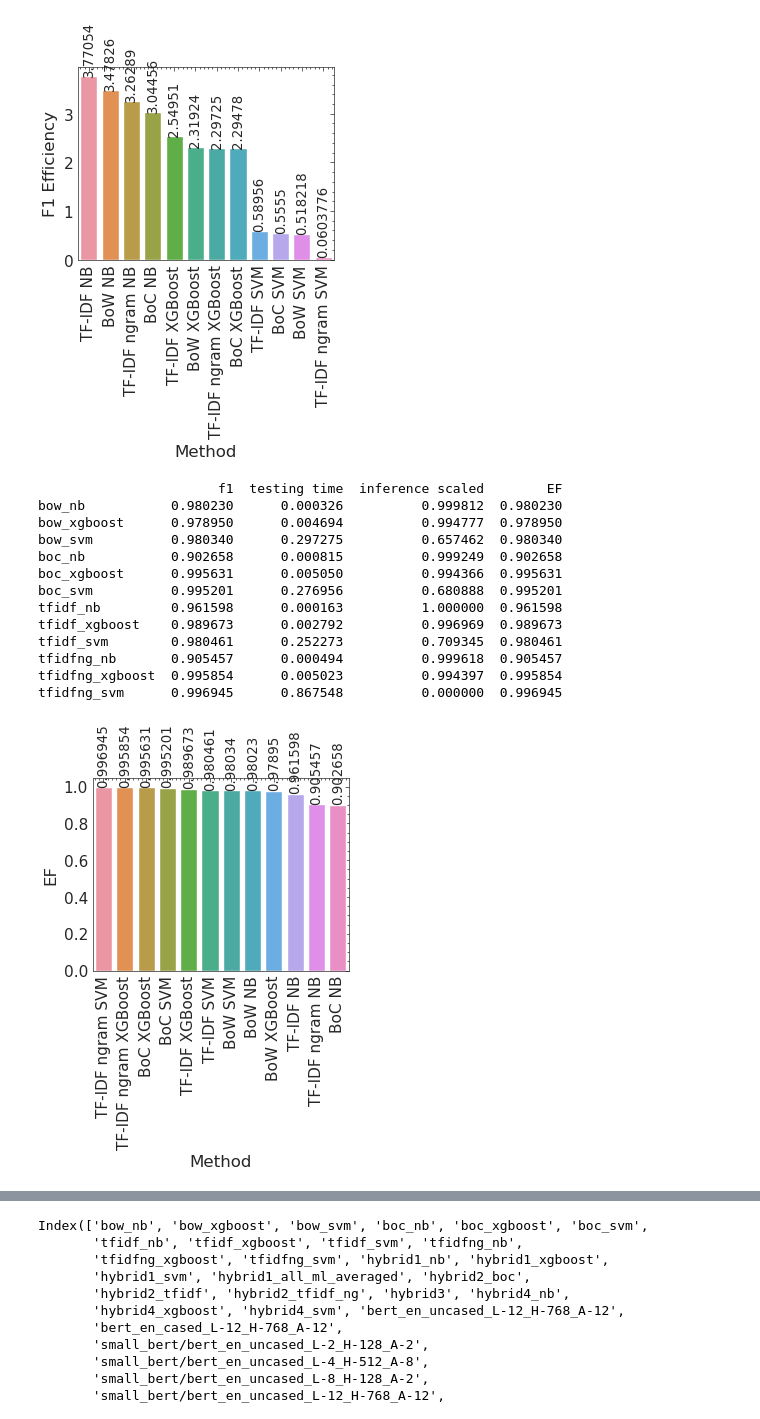
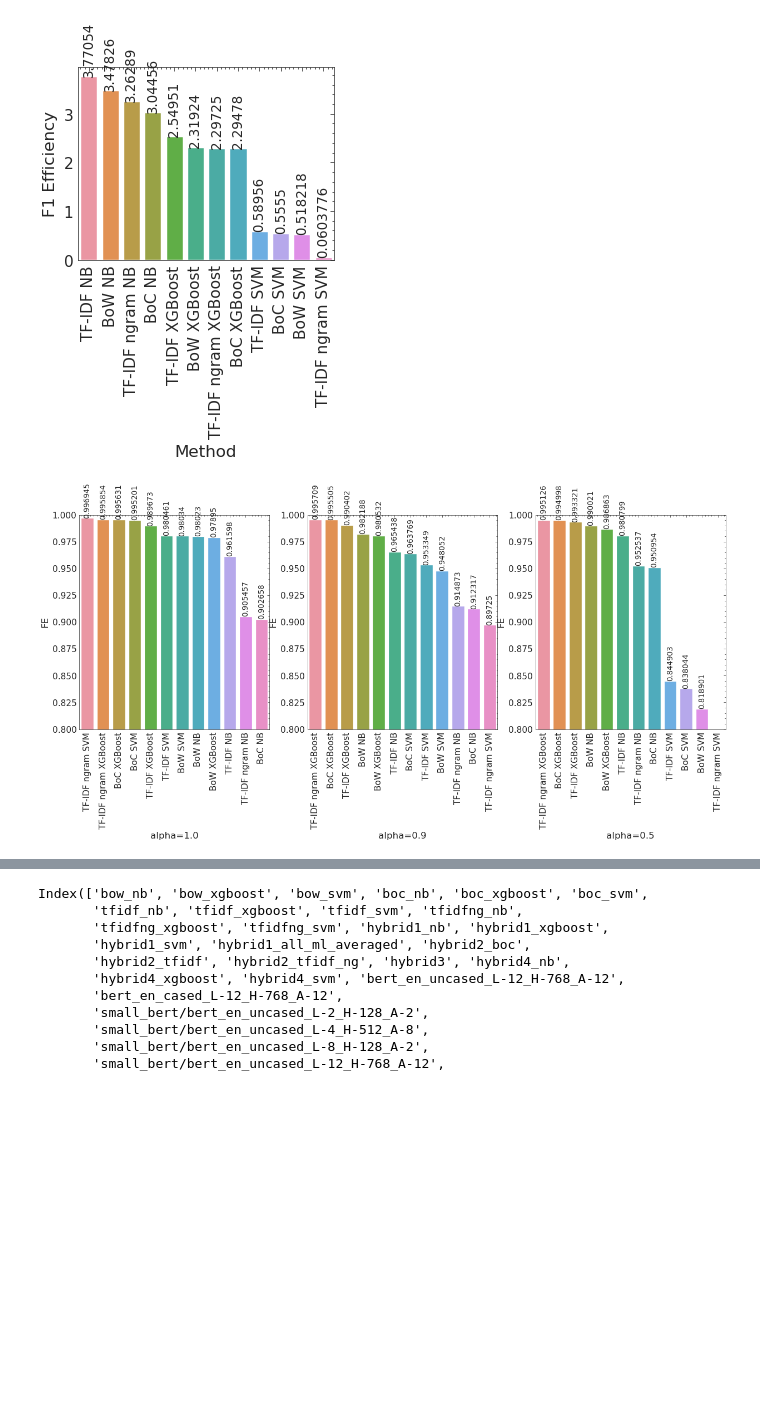
Before and after one commit to gdrlab/cascaded-sqli-detection, a Jupyter notebook: utils/Demonstrate_test_results.ipynb, the cells around one changed output, grey strips where cells are left out. Cells and saved outputs as stored; diff of their text form; code cells hidden in the pictures; blank space fills up the shorter version.

```diff
--- a/utils/Demonstrate_test_results.ipynb
+++ b/utils/Demonstrate_test_results.ipynb
@@ -48,6 +48,7 @@ df = pd.read_pickle(results_file)
 #%%script echo skip
 df = pd.read_pickle(results_file)
 df2 = pd.read_pickle(results_file_bert)
+df2.loc[:,"overall_accuracy"] = df2.loc[:,"overall_accuracy"]*100.0
 df_all = pd.concat([df, df2])
 #df_all
 #df_all.loc["small_bert/bert_en_uncased_L-4_H-512_A-8":"electra_small","f1"]+1
@@ -73,7 +74,7 @@ df.at["hybrid1_all_ml_averaged", "testing time"] = df.loc["hybrid1_nb":"hybrid1_
 df.loc[:,"training time"] = df.loc[:,"training time"]*1000 / df.loc[:,"train size"]
 df.loc[:,"testing time"] = df.loc[:,"testing time"]*1000 / df.loc[:,"test size"]
 # %%
-df['log(f1/s)'] = np.log10(df.loc[:,"f1"] / df.loc[:,"testing time"])
+#df['log(f1/s)'] = np.log10(df.loc[:,"f1"] / df.loc[:,"testing time"])
 # %%
 df
 # %% [output]
@@ -282,6 +349,16 @@ current_figure_name = 'single_nlp_f1_vs_time.png'
 plt.style.use(['science','no-latex','ieee'])
 plt.rcParams.update({'figure.dpi': '100'})
 fig, axes = plt.subplots(1, 2, figsize=(10,5))
+
+methods = ['bow_nb', 'bow_xgboost', 'bow_svm', 'boc_nb', 'boc_xgboost', 'boc_svm',
+       'tfidf_nb', 'tfidf_xgboost', 'tfidf_svm', 'tfidfng_nb',
+       'tfidfng_xgboost', 'tfidfng_svm']
+metrics = ['overall_accuracy', 'precision', 'recall', 'f1', 'training time',
+       'testing time']
+
+df_small = df.loc[methods, metrics]
+
+df_small = rename_table_labels(df_small)
 
 metric = 'F1'
 df_sorted = df_small.sort_values(metric,ascending=False).reset_index()
@@ -326,42 +486,44 @@ ax.get_figure().savefig(figure_folder / current_figure_name)
 [figure]
 # %%
 from sklearn import preprocessing
+plt.rcParams.update({'figure.dpi': '100'})
+fig, axes = plt.subplots(1, 3, figsize=(15,5))
+current_figure_name = 'single_nlp_FE_alphas.png'
+plt.style.use(['science','no-latex','ieee'])
+
+methods = ['bow_nb', 'bow_xgboost', 'bow_svm', 'boc_nb', 'boc_xgboost', 'boc_svm',
+       'tfidf_nb', 'tfidf_xgboost', 'tfidf_svm', 'tfidfng_nb',
+       'tfidfng_xgboost', 'tfidfng_svm']
+
+
 metrics = ['f1','testing time']
 df_small = df.loc[methods, metrics]
 
 min_max_scaler = preprocessing.MinMaxScaler()
 x_scaled = min_max_scaler.fit_transform(1.0000 - df_small['testing time'].to_numpy().reshape(-1, 1))
 df_small['inference scaled'] = x_scaled
-alpha=1.00 #emphasis on F1 rather than speed
-df_small['EF'] = alpha*df_small['f1'] + (1-alpha)*df_small['inference scaled']
-print(df_small)
 
-current_figure_name = 'single_nlp_ef_alpha50.png'
-plt.style.use(['science','no-latex','ieee'])
-plt.rcParams.update({'figure.dpi': '100'})
-df_small = rename_table_labels(df_small)
+for i, alpha in enumerate([1.0, 0.9, 0.5]):
+    #alpha=1.00 #emphasis on F1 rather than speed
+    df_small['FE'] = alpha*df_small['f1'] + (1-alpha)*df_small['inference scaled']
+    #print(df_small)
 
-metric = 'EF'
-df_sorted = df_small.sort_values(metric,ascending=False).reset_index()
-ax = sns.barplot(data=df_sorted,x="Method", y=metric)
-ax.tick_params(axis='x', rotation=90)
-#ax.set(ylim=(0.95, 1))
-for i in ax.containers:
-    ax.bar_label(i,rotation=90,fontsize='large')
+    plt.style.use(['science','no-latex','ieee'])
+    plt.rcParams.update({'figure.dpi': '100'})
+    df_small_renamed = rename_table_labels(df_small)
 
-#ax.get_figure().savefig(figure_folder / current_figure_name)
+    metric = 'FE'
+    df_sorted = df_small_renamed.sort_values(metric,ascending=False).reset_index()
+    ax = sns.barplot(data=df_sorted,x="Method", y=metric, ax=axes[i])
+    ax.tick_params(axis='x', rotation=90)
+    #ax.title.set_text(f'alpha={alpha}')
+    ax.set_xlabel(f'alpha={alpha}')
+    ax.set(ylim=(0.8, 1))
+    for i in ax.containers:
+        ax.bar_label(i,rotation=90,fontsize='large')
+
+
+
+ax.get_figure().savefig(figure_folder / current_figure_name)
 # %% [output]
-                       f1  testing time  inference scaled        EF
-bow_nb           0.980230      0.000326          0.999812  0.980230
-bow_xgboost      0.978950      0.004694          0.994777  0.978950
-bow_svm          0.980340      0.297275          0.657462  0.980340
-boc_nb           0.902658      0.000815          0.999249  0.902658
-boc_xgboost      0.995631      0.005050          0.994366  0.995631
-boc_svm          0.995201      0.276956          0.680888  0.995201
-tfidf_nb         0.961598      0.000163          1.000000  0.961598
-tfidf_xgboost    0.989673      0.002792          0.996969  0.989673
-tfidf_svm        0.980461      0.252273          0.709345  0.980461
-tfidfng_nb       0.905457      0.000494          0.999618  0.905457
-tfidfng_xgboost  0.995854      0.005023          0.994397  0.995854
-tfidfng_svm      0.996945      0.867548          0.000000  0.996945
-[figure, old version]
+[figure, new version]
```
Also changed, not shown: parts of 14 cells of this notebook.
